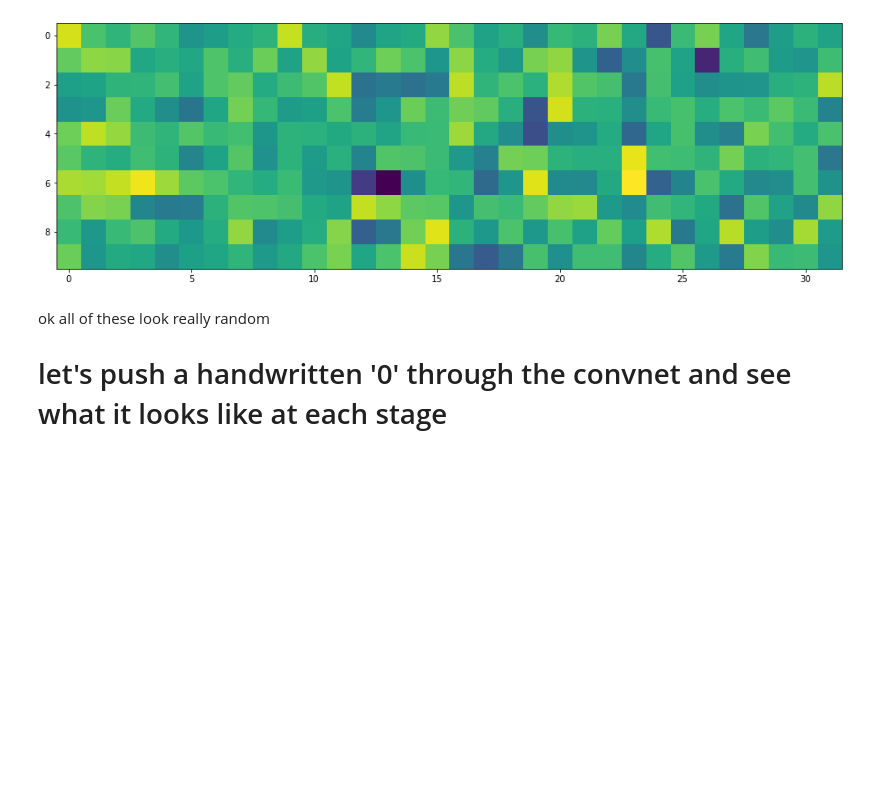
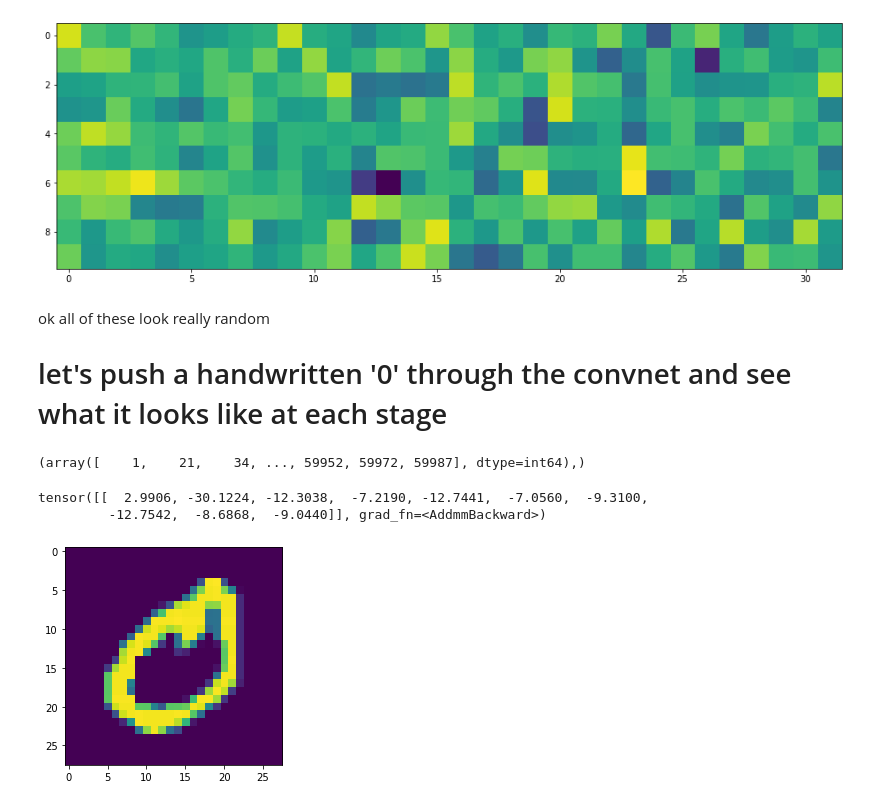
Before and after one commit to seangao14/mnist-cnn-visualizer, a Jupyter notebook: playground.ipynb, the cells around one changed output. Drawn from its saved outputs; the diff is of its cells as text; code cells hidden in the pictures; blank space fills up the shorter version.

```diff
--- a/playground.ipynb
+++ b/playground.ipynb
@@ -66,3 +69,24 @@ plt.imshow(l1)
 # %% [markdown]
 ok all of these look really random
 # let's push a handwritten '0' through the convnet and see what it looks like at each stage
+# %%
+# load the test set:
+X_test = np.load('data/X_train.npy', allow_pickle=True)
+y_test = np.load('data/y_train.npy', allow_pickle=True)
+X_test = torch.tensor(X_test).view(-1, 1, 28, 28).float()
+# %%
+# find some 0s
+zero_loc = np.where(y_test == 0)
+
+zero_loc
+# %% [output]
+(array([    1,    21,    34, ..., 59952, 59972, 59987], dtype=int64),)
+# %%
+# see if the convnet identifies the first 0 correctly
+zero = X_test[21].view(-1,1,28,28)
+plt.imshow(zero[0][0])
+print(model(zero))
+# %% [output]
+tensor([[  2.9906, -30.1224, -12.3038,  -7.2190, -12.7441,  -7.0560,  -9.3100,
+         -12.7542,  -8.6868,  -9.0440]], grad_fn=<AddmmBackward>)
+[figure, added]
```
Also changed, not shown: parts of 8 cells of this notebook.
